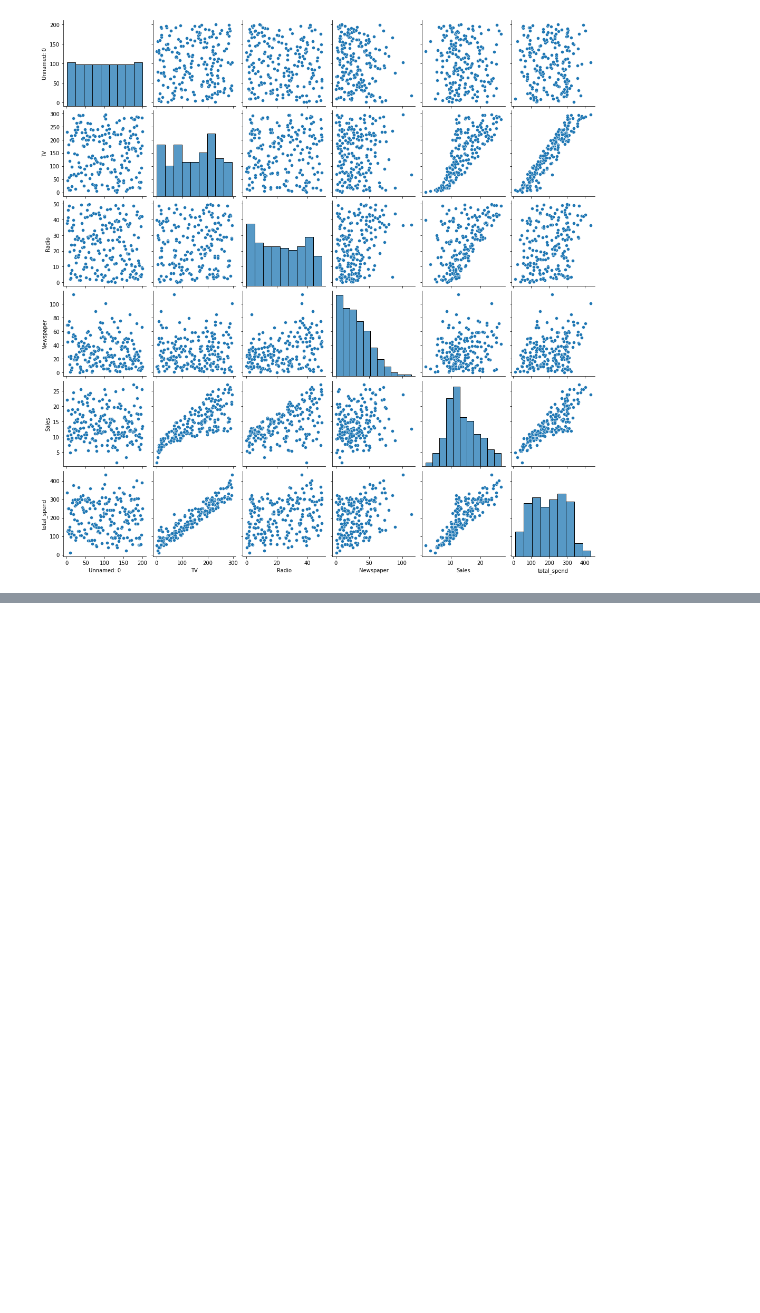
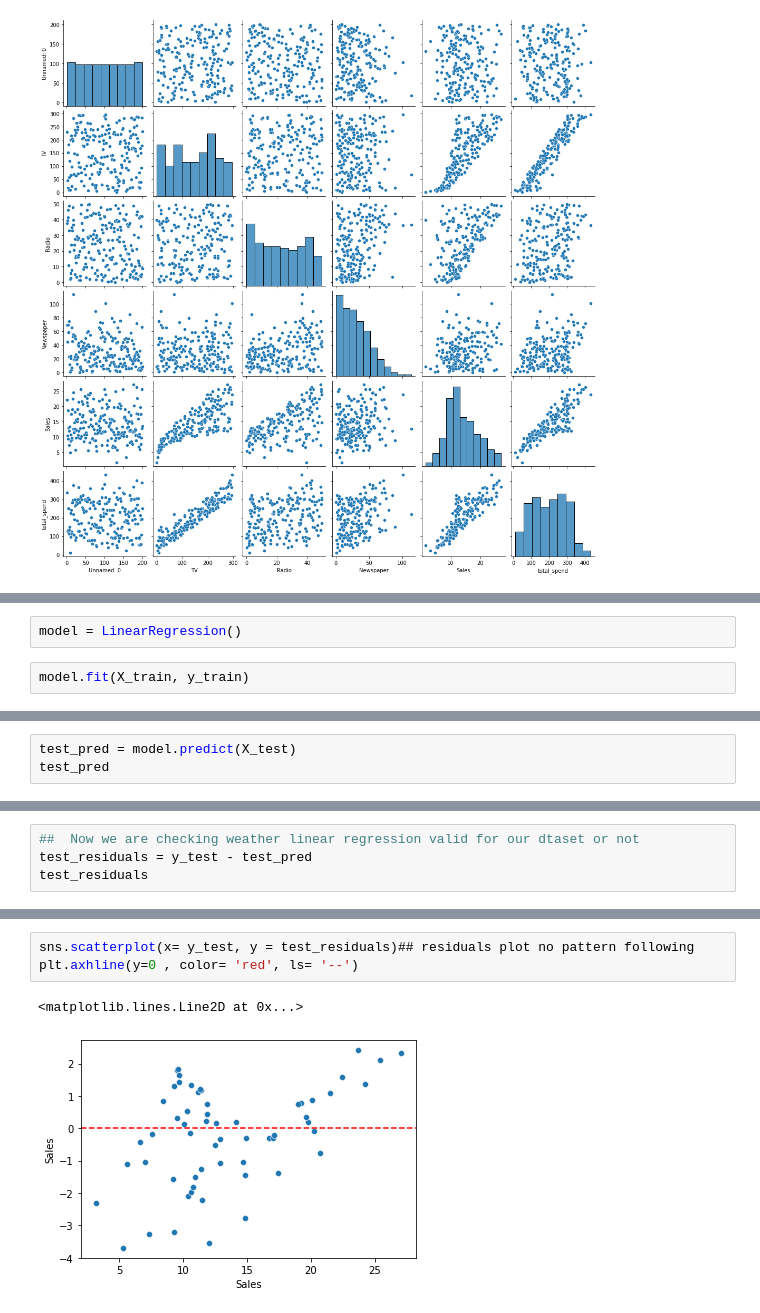
Before and after one commit to datascience-vivek/Linear_Regression, a Jupyter notebook: Linear_Regression.ipynb, the cells around one changed output, grey strips where cells are left out. Saved outputs shown, nothing was run; the diff lists cells and outputs as text; blank space fills up the shorter version.

```diff
--- a/Linear_Regression.ipynb
+++ b/Linear_Regression.ipynb
@@ -100,0 +166,4 @@ sns.pairplot(df)
+# %%
+model = LinearRegression()
+# %%
+model.fit(X_train, y_train)
@@ -100,0 +172,3 @@ sns.pairplot(df)
+# %%
+test_pred = model.predict(X_test)
+test_pred
@@ -100,0 +207,4 @@ sns.pairplot(df)
+# %%
+##  Now we are checking weather linear regression valid for our dtaset or not
+test_residuals = y_test - test_pred
+test_residuals
@@ -100,0 +229,6 @@ sns.pairplot(df)
+# %%
+sns.scatterplot(x= y_test, y = test_residuals)## residuals plot no pattern following
+plt.axhline(y=0 , color= 'red', ls= '--')
+# %% [output]
+<matplotlib.lines.Line2D at 0x...>
+[figure, added]
```
Also changed, not shown: parts of 26 cells of this notebook.
